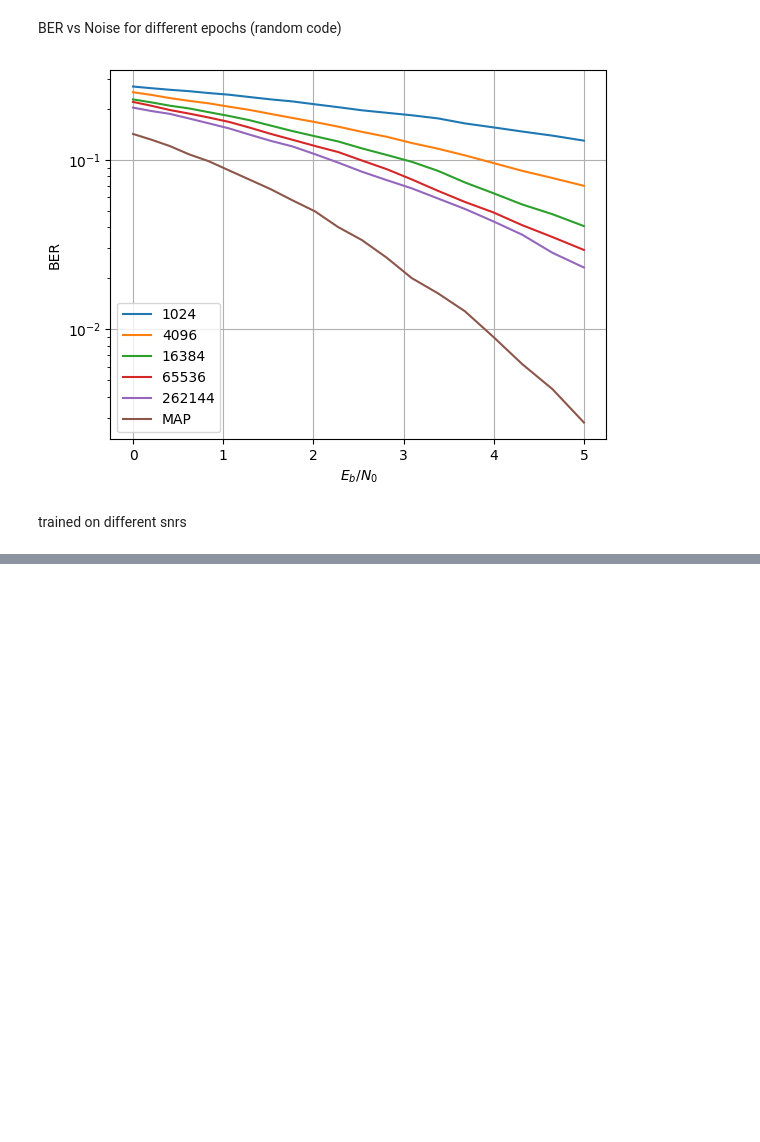
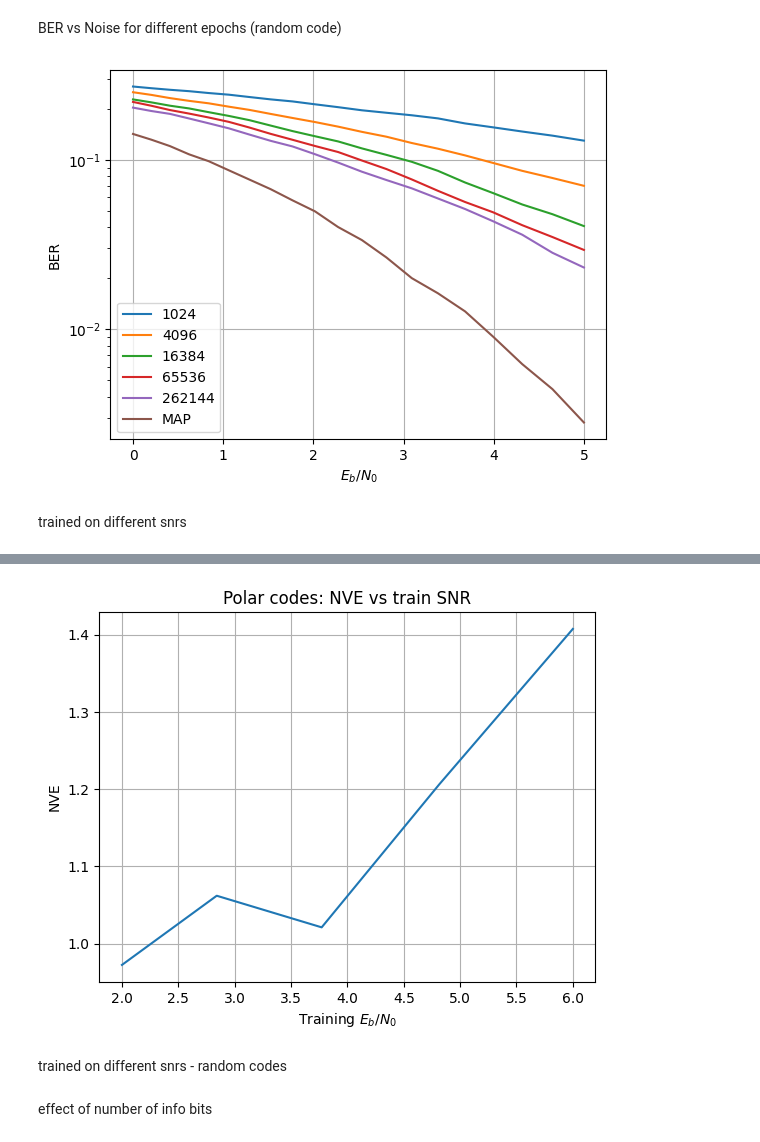
Before and after one commit to alexaugur/Collab, a Jupyter notebook: experiments.ipynb, the cells around one changed output, grey strips where cells are left out. Drawn from its saved outputs; the diff is of its cells as text; code cells hidden in the pictures; blank space fills up the shorter version.

```diff
--- a/experiments.ipynb
+++ b/experiments.ipynb
@@ -538,0 +574,13 @@ for sigma in train_sigmas:
+# %%
+plt.plot(10*np.log10(1/(2*train_sigmas**2)) - 10*np.log10(k/N), nves)
+
+plt.title('Polar codes: NVE vs train SNR')
+plt.xlabel('Training $E_b/N_0$')
+plt.ylabel('NVE')
+
+plt.grid(True)
+plt.show()
+# %% [output]
+[figure, added]
+# %% [markdown]
+trained on different snrs - random codes
@@ -564,3 +636,5 @@ plt.ylabel('NVE')
 
 plt.grid(True)
 plt.show()
+# %% [markdown]
+effect of number of info bits
```
Also changed, not shown: parts of 9 cells of this notebook.
